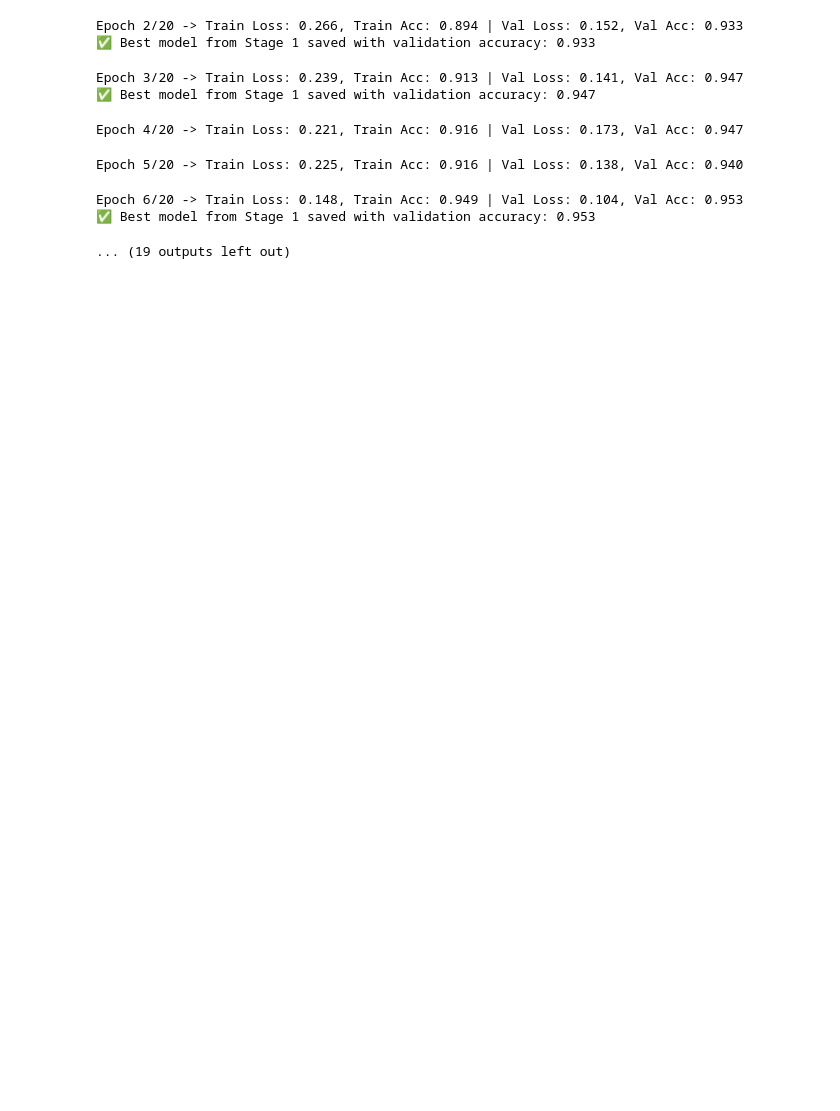
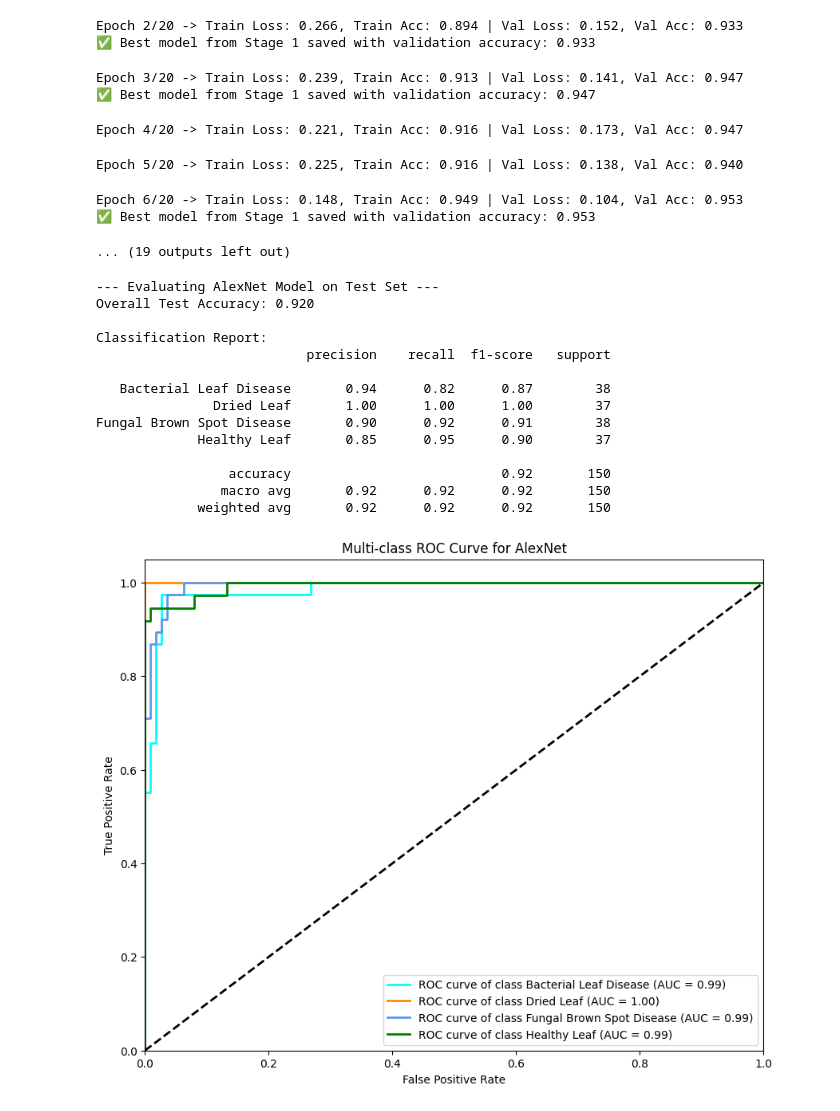
Before and after one commit to Aditya-Debnath/Betel-Leaf-Image-Dataset-from-Bangladesh, a Jupyter notebook: Code/alexnet.ipynb, the cells around one changed output. Cells and saved outputs as stored; diff of their text form; code cells hidden in the pictures; blank space fills up the shorter version.

Commit message:
Update alexnet.ipynb by add ROC

```diff
--- a/Code/alexnet.ipynb
+++ b/Code/alexnet.ipynb
@@ -587,3 +587,75 @@ Epoch 5/20 -> Train Loss: 0.225, Train Acc: 0.916 | Val Loss: 0.138, Val Acc: 0.
 Epoch 6/20 -> Train Loss: 0.148, Train Acc: 0.949 | Val Loss: 0.104, Val Acc: 0.953
 ✅ Best model from Stage 1 saved with validation accuracy: 0.953
 ... (19 outputs left out)
+# %%
+# ==============================================================================
+# 8. EVALUATION FOR ALEXNET (with ROC/AUC)
+# ==============================================================================
+from sklearn.metrics import roc_curve, auc
+from sklearn.preprocessing import label_binarize
+from itertools import cycle
+
+print("\n--- Evaluating AlexNet Model on Test Set ---")
+# Load the best model weights for final evaluation
+model.load_state_dict(torch.load(os.path.join(checkpoints_path, "best_model.pt")))
+
+def evaluate_model_full(model, dataloader):
+    """Evaluates the model and returns true labels, predicted labels, and probabilities."""
+    model.eval()
+    y_true, y_pred, y_prob = [], [], []
+    with torch.no_grad():
+        for inputs, labels in dataloader:
+            inputs, labels = inputs.to(device), labels.to(device)
+            outputs = model(inputs)
+            probs = F.softmax(outputs, dim=1)
+            _, predicted = torch.max(outputs, 1)
+            y_true.extend(labels.cpu().numpy())
+            y_pred.extend(predicted.cpu().numpy())
+            y_prob.extend(probs.cpu().numpy())
+    return np.array(y_true), np.array(y_pred), np.array(y_prob)
+
+# Get all necessary outputs from the test set
+y_true, y_pred, y_prob = evaluate_model_full(model, test_dataloader)
+
+# --- Classification Report ---
+print(f"Overall Test Accuracy: {accuracy_score(y_true, y_pred):.3f}")
+print("\nClassification Report:")
+print(classification_report(y_true, y_pred, target_names=class_names))
+
+# --- ROC CURVE AND AUC SCORE ---
+y_true_binarized = label_binarize(y_true, classes=range(total_class))
+fpr, tpr, roc_auc = {}, {}, {}
+for i in range(total_class):
+    fpr[i], tpr[i], _ = roc_curve(y_true_binarized[:, i], y_prob[:, i])
+    roc_auc[i] = auc(fpr[i], tpr[i])
+
+plt.figure(figsize=(10, 8))
+colors = cycle(['aqua', 'darkorange', 'cornflowerblue', 'green'])
+for i, color in zip(range(total_class), colors):
+    plt.plot(fpr[i], tpr[i], color=color, lw=2,
+             label=f'ROC curve of class {class_names[i]} (AUC = {roc_auc[i]:0.2f})')
+
+plt.plot([0, 1], [0, 1], 'k--', lw=2)
+plt.xlim([0.0, 1.0])
+plt.ylim([0.0, 1.05])
+plt.xlabel('False Positive Rate')
+plt.ylabel('True Positive Rate')
+plt.title('Multi-class ROC Curve for AlexNet')
+plt.legend(loc="lower right")
+plt.show()
+# %% [output]
+--- Evaluating AlexNet Model on Test Set ---
+Overall Test Accuracy: 0.920
+
+Classification Report:
+                           precision    recall  f1-score   support
+
+   Bacterial Leaf Disease       0.94      0.82      0.87        38
+               Dried Leaf       1.00      1.00      1.00        37
+Fungal Brown Spot Disease       0.90      0.92      0.91        38
+             Healthy Leaf       0.85      0.95      0.90        37
+
+                 accuracy                           0.92       150
+                macro avg       0.92      0.92      0.92       150
+             weighted avg       0.92      0.92      0.92       150
+[figure, added]
```
